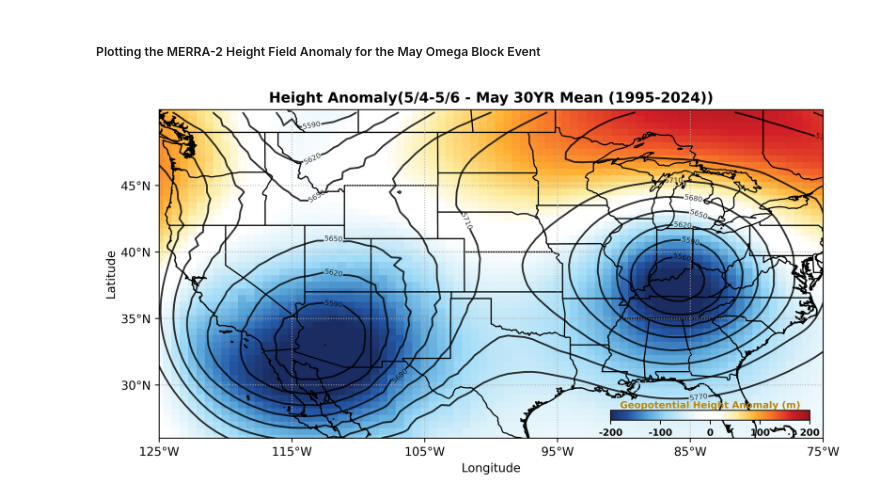
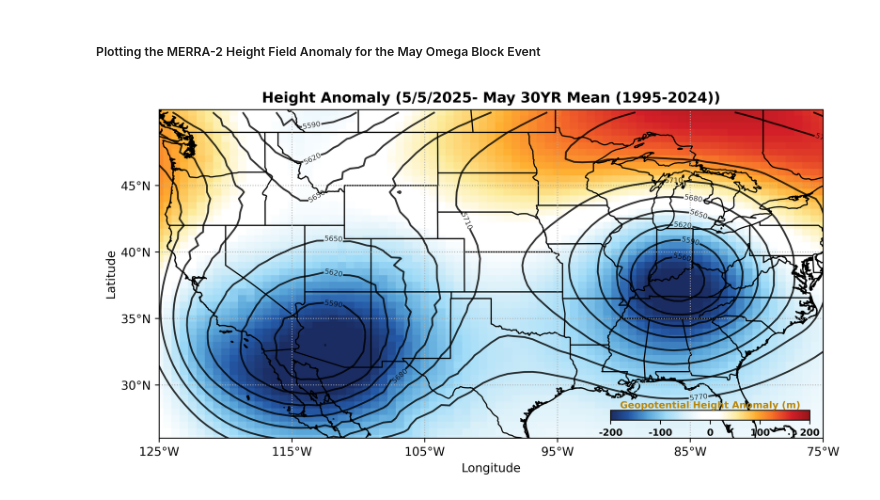
Before and after one commit to brandon-mitchell-ges-disc/Giovanni-Features-and-Notebooks, a Jupyter notebook: GioAnom.ipynb, the cells around one changed output. Drawn from its saved outputs; the diff is of its cells as text; code cells hidden in the pictures.

Commit message:
Add files via upload
Updated Plot Name to be consistent with data shown for anomaly plot

```diff
--- a/GioAnom.ipynb
+++ b/GioAnom.ipynb
@@ -179,32 +179,32 @@ ax1.add_feature(cfeature.STATES, edgecolor='black')
 ax1.set_yticks(np.arange(30,46,5), crs=ccrs.PlateCarree())
 ax1.set_xticks(np.arange(-125,-74,10), crs=ccrs.PlateCarree())
 lon_formatter = LongitudeFormatter(zero_direction_label=True)
 lat_formatter = LatitudeFormatter()
 ax1.xaxis.set_major_formatter(lon_formatter)
 ax1.yaxis.set_major_formatter(lat_formatter)
 ax1.grid(linestyle='dotted')
 
 #Add Contours to Map (to illustrate the height field)
 contour = May_Omega.plot.contour(vmin=5500,vmax=5770,levels=10,colors='k',
                                  add_labels=True,ax=ax1,alpha=0.8)
 ax1.clabel(contour, fontsize=6)
 
 #Plot Anomaly Values on the Map
 grid = Anom.plot.imshow(ax=ax1,cmap=cmaps.BlueWhiteOrangeRed,add_colorbar=False,vmin=-200,vmax=200)
 
 #Inset the Colorbar to the bottom right of the figure
 cbaxes = ax1.inset_axes([0.68, 0.055, 0.3, 0.03])
 cb = plt.colorbar(grid, cax=cbaxes, orientation = 'horizontal')
 cb.ax.set_xticks(np.arange(-200,201,100))
 cb.ax.set_xticklabels(labels=np.arange(-200,201,100),size=8,weight='bold')
 cb.ax.set_facecolor('black')
 cb.ax.set_title('Geopotential Height Anomaly (m)', size=8, weight='bold',pad=0.01,color='darkgoldenrod')
 
 #Add the Plot Title and X and Y axis labels along with font sizes
-ax1.set_title('Height Anomaly(5/4-5/6 - May 30YR Mean (1995-2024))', size=12, fontweight='bold')
+ax1.set_title('Height Anomaly (5/5/2025 - May 30YR Mean (1995-2024))', size=12, fontweight='bold')
 ax1.set_xlabel("Longitude",  size=10)
 ax1.set_ylabel("Latitude", size=10)
 ax1.tick_params(axis='x', labelsize=10)
 ax1.tick_params(axis='y', labelsize=10)
 # %% [output]
-[figure, old version]
+[figure, new version]
```
